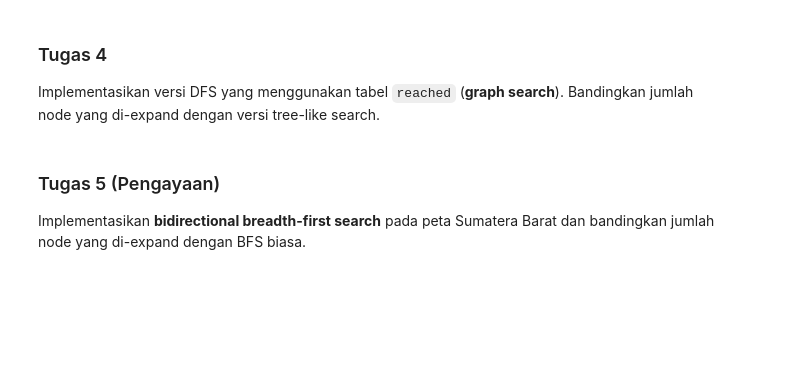
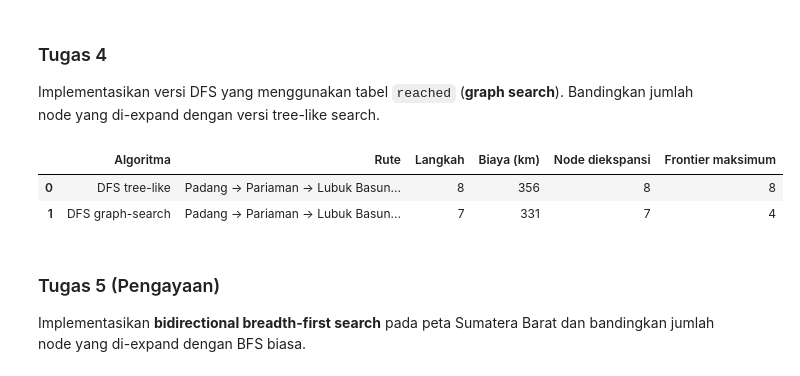
Before and after one commit to windyrahayu45/Kecerdasan-Buatan, a Jupyter notebook: Praktikum_3_Pencarian_Buta.ipynb, the cells around one changed output. Cells and saved outputs as stored; diff of their text form; code cells hidden in the pictures; blank space fills up the shorter version.

```diff
--- a/Praktikum_3_Pencarian_Buta.ipynb
+++ b/Praktikum_3_Pencarian_Buta.ipynb
@@ -524,9 +699,49 @@ Bandingkan hasil BFS dan IDS pada kasus 8-puzzle "berat".
 ### Tugas 4
 Implementasikan versi DFS yang menggunakan tabel `reached` (**graph search**). Bandingkan jumlah node yang di-expand dengan versi tree-like search.
 # %%
-# TODO Tugas 4
 def depth_first_graph_search(problem, stats):
-    raise NotImplementedError
+    """DFS graph-search dengan state yang sudah ditemukan dicatat saat dibangkitkan."""
+    awal = Node(problem.initial)
+    if problem.is_goal(awal.state):
+        stats["max_frontier"] = max(stats.get("max_frontier", 0), 1)
+        return awal
+    frontier = [awal]
+    reached = {awal.state}
+    stats["max_frontier"] = max(stats.get("max_frontier", 0), len(frontier))
+    while frontier:
+        node = frontier.pop()
+        if problem.is_goal(node.state):
+            return node
+        stats["expanded"] += 1
+        children = []
+        for child in expand(problem, node):
+            if child.state not in reached:
+                reached.add(child.state)
+                children.append(child)
+        frontier.extend(reversed(children))
+        stats["max_frontier"] = max(stats.get("max_frontier", 0), len(frontier))
+    return None
+
+hasil_dfs = []
+for nama, fungsi in [("DFS tree-like", depth_first_search),
+                     ("DFS graph-search", depth_first_graph_search)]:
+    stats = {"expanded": 0, "max_frontier": 0}
+    hasil = fungsi(masalah, stats)
+    hasil_dfs.append({
+        "Algoritma": nama,
+        "Rute": " -> ".join(path_states(hasil)),
+        "Langkah": hasil.depth,
+        "Biaya (km)": hasil.path_cost,
+        "Node diekspansi": stats["expanded"],
+        "Frontier maksimum": stats["max_frontier"],
+    })
+
+tabel_dfs = pd.DataFrame(hasil_dfs)
+tabel_dfs
+# %% [output]
+|  | Algoritma | Rute | Langkah | Biaya (km) | Node diekspansi | Frontier maksimum |
+| 0 | DFS tree-like | Padang -> Pariaman -> Lubuk Basun... | 8 | 356 | 8 | 8 |
+| 1 | DFS graph-search | Padang -> Pariaman -> Lubuk Basun... | 7 | 331 | 7 | 4 |
 # %% [markdown]
 ### Tugas 5 (Pengayaan)
 Implementasikan **bidirectional breadth-first search** pada peta Sumatera Barat dan bandingkan jumlah node yang di-expand dengan BFS biasa.
```
Also changed, not shown: parts of 27 cells of this notebook, 1 other file.
